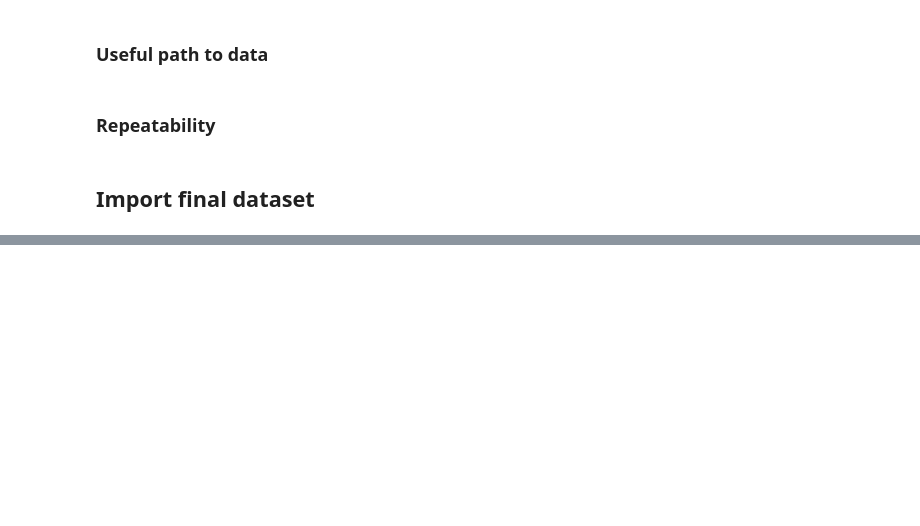
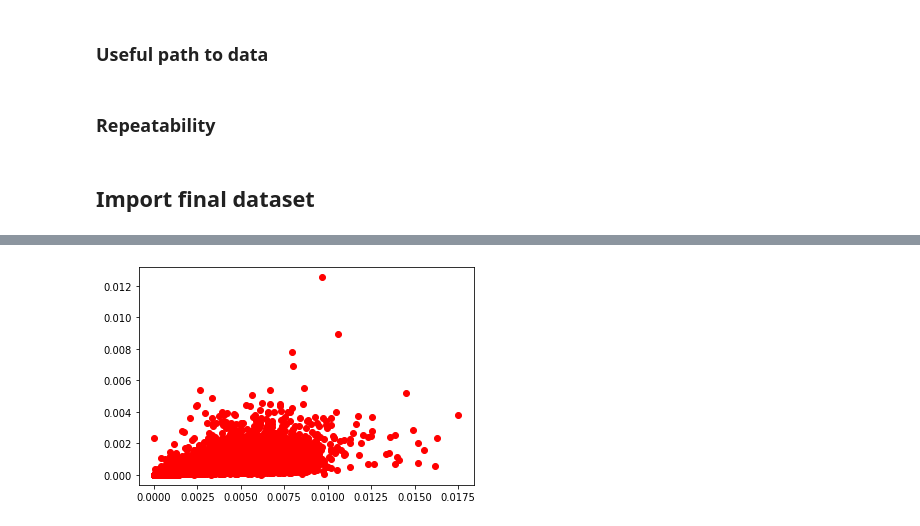
Before and after one commit to prushh/movie-lens-mlp, a Jupyter notebook: notebooks/2.3-mlp-model.ipynb, the cells around one changed output, grey strips where cells are left out. Cells and saved outputs as stored; diff of their text form; code cells hidden in the pictures; blank space fills up the shorter version.

```diff
--- a/notebooks/2.3-mlp-model.ipynb
+++ b/notebooks/2.3-mlp-model.ipynb
@@ -86,0 +90,9 @@ plt.show()
+# %%
+def overview_norm(data):
+    train_data = data.X[train_idx]
+
+    plt.scatter(
+        train_data[:, dataset.map_columns['year']],
+        train_data[:, dataset.map_columns['title_length']],
+        c='r'
+    )
@@ -86,0 +101,4 @@ plt.show()
+# %%
+overview_norm(dataset)
+# %% [output]
+[figure, added]
```
Also changed, not shown: parts of 26 cells of this notebook, 2 other files.
